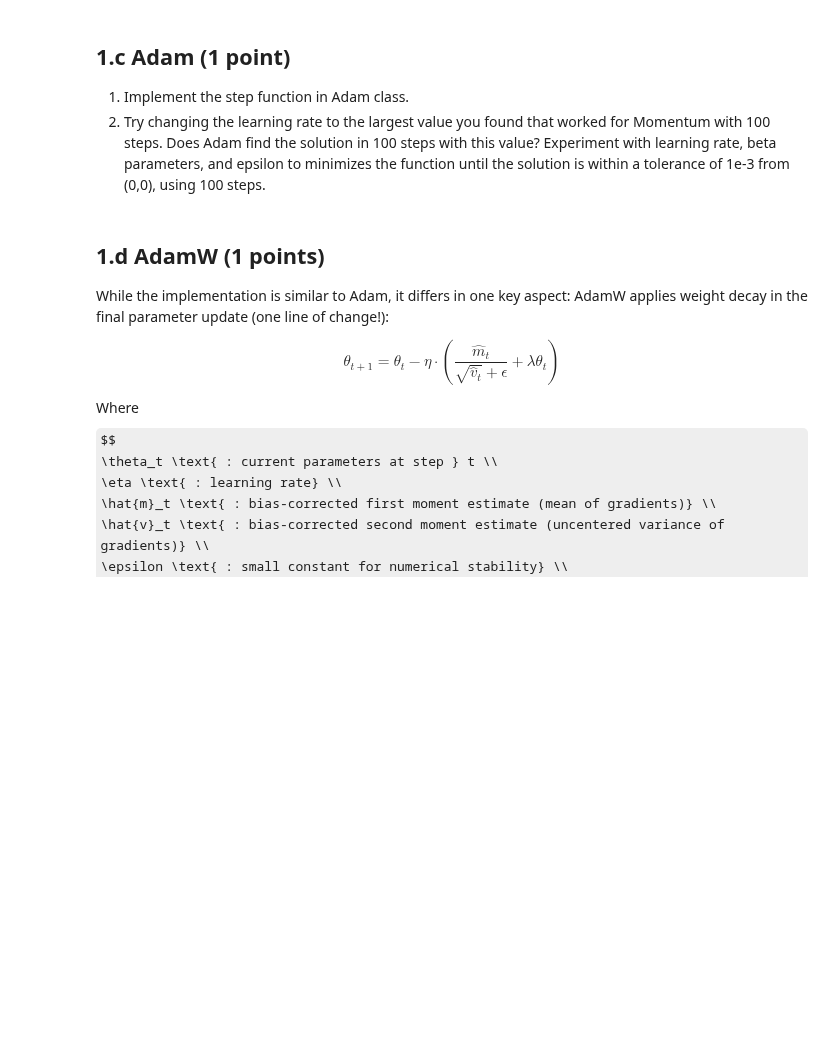
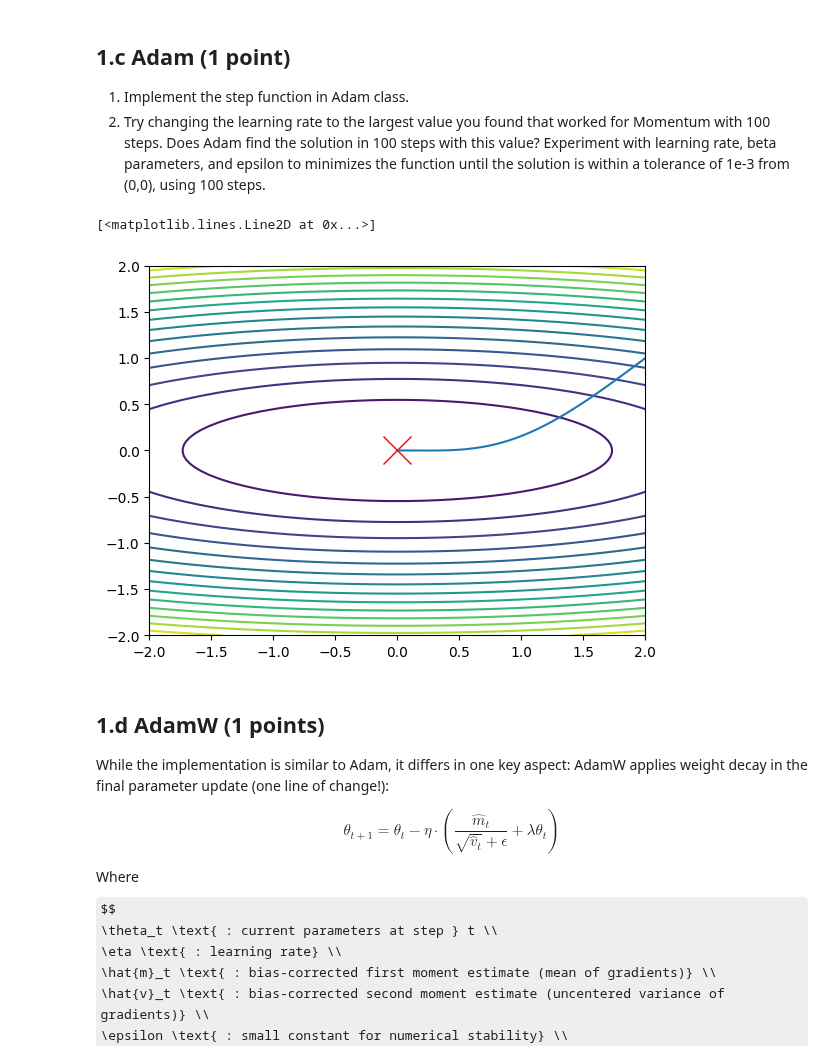
Before and after one commit to AfraAd/CSC413-Homeworks, a Jupyter notebook: Fall25_HW4_Optimizer.ipynb, the cells around one changed output. Cells and saved outputs as stored; diff of their text form; code cells hidden in the pictures; some formulas as TeX source; blank space fills up the shorter version.

```diff
--- a/Fall25_HW4_Optimizer.ipynb
+++ b/Fall25_HW4_Optimizer.ipynb
@@ -156,9 +167,25 @@ class Adam:
     def step(self, gradient:np.array, x:np.array, t:np.array):
         new_x = []
         ################### TODO: Complete the function below  ###################
-        new_x = x
+        v_t = self.beta1 * self.state.get('v_' + str(t), 0) + (1 - self.beta1) * gradient
+        self.state['v_' + str(t+1)] = v_t
+        v_t_hat = v_t / (1 - self.beta1**t)
+        s_t = self.beta2 * self.state.get('s_' + str(t), 0) + (1 - self.beta2) * gradient**2
+        s_t_hat = s_t / (1 - self.beta2**t)
+        self.state['s_' + str(t+1)] = s_t
+        g = self.eta * v_t_hat / (np.sqrt(s_t_hat) + self.epsilon)
+        new_x = x - g
         ##########################################################################
         return new_x
+# %%
+############ FOR YOUR INFORMATION ############
+plot_contour()
+
+out = minimize([2,1], Adam(0.05, 0.7, 0.999, 1e-8), 100)
+plt.plot(out[:, 0], out[:, 1], '-')
+# %% [output]
+[<matplotlib.lines.Line2D at 0x...>]
+[figure, added]
 # %%
 ##################### FOR Grading #####################
 PART1_ADAM_HYPERPARAMETER = {
```
Also changed, not shown: parts of 16 cells of this notebook.
